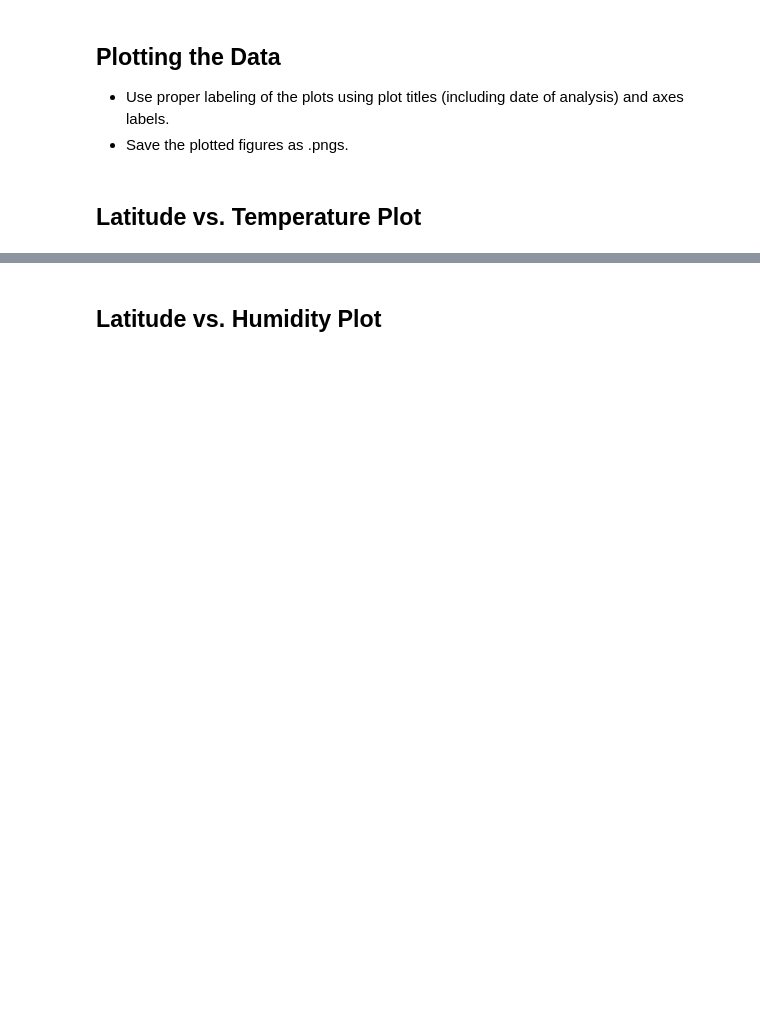
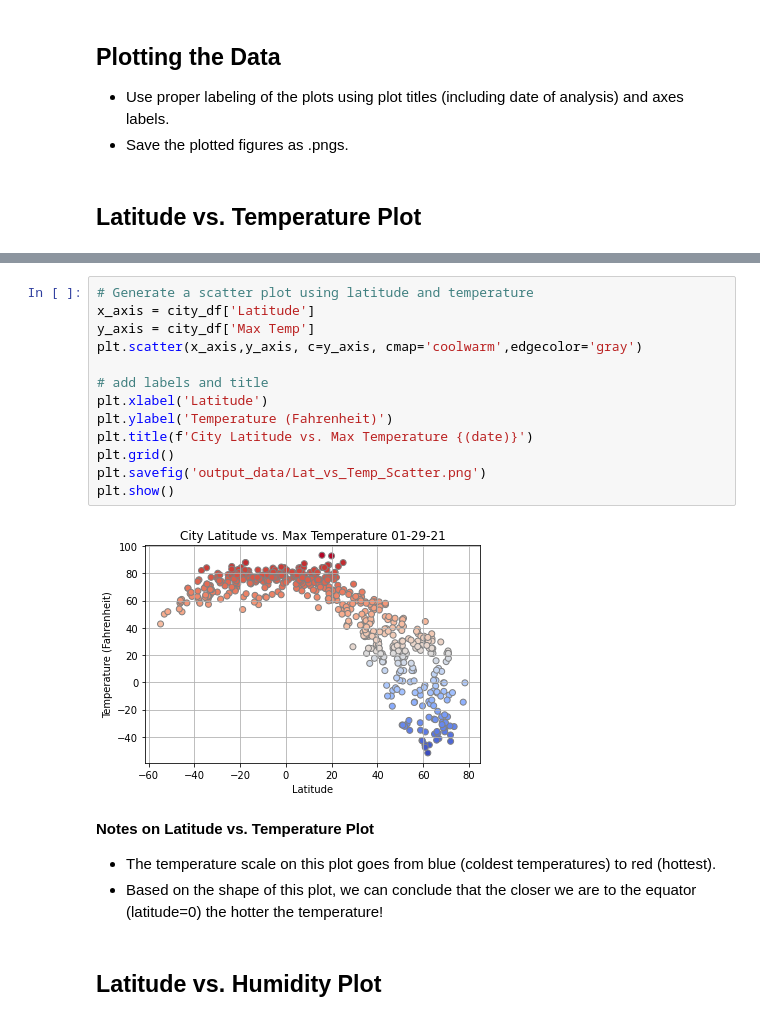
Before and after one commit to MThorpester/python-api-challenge, a Jupyter notebook: WeatherPy/WeatherPy.ipynb, the cells around one changed output, grey strips where cells are left out. Saved outputs shown, nothing was run; the diff lists cells and outputs as text; blank space fills up the shorter version.

Commit message:
scatterplots are working

```diff
--- a/WeatherPy/WeatherPy.ipynb
+++ b/WeatherPy/WeatherPy.ipynb
@@ -219,2 +197,21 @@ city_df.to_csv(output_data_file)
+# %%
+# Generate a scatter plot using latitude and temperature
+x_axis = city_df['Latitude']
+y_axis = city_df['Max Temp']
+plt.scatter(x_axis,y_axis, c=y_axis, cmap='coolwarm',edgecolor='gray')
+
+# add labels and title
+plt.xlabel('Latitude')
+plt.ylabel('Temperature (Fahrenheit)')
+plt.title(f'City Latitude vs. Max Temperature {(date)}')
+plt.grid()
+plt.savefig('output_data/Lat_vs_Temp_Scatter.png')
+plt.show()
+# %% [output]
+[figure, added]
+# %% [markdown]
+**Notes on Latitude vs. Temperature Plot**
+- The temperature scale on this plot goes from blue (coldest temperatures) to red (hottest).
+- Based on the shape of this plot, we can conclude that the closer we are to the equator (latitude=0) the hotter the temperature!
 # %% [markdown]
 ## Latitude vs. Humidity Plot
```
Also changed, not shown: parts of 20 cells of this notebook, 5 other files.
